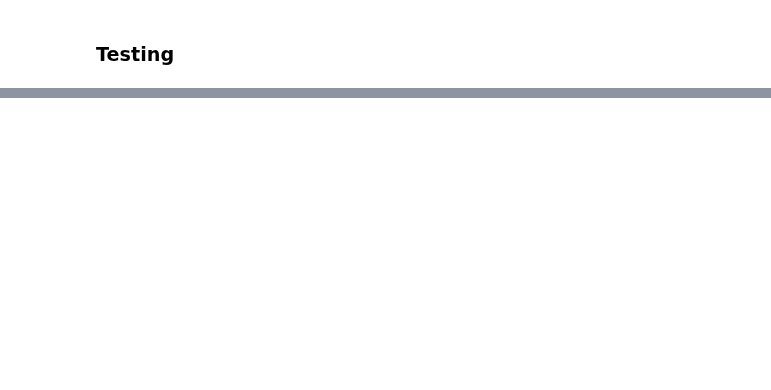
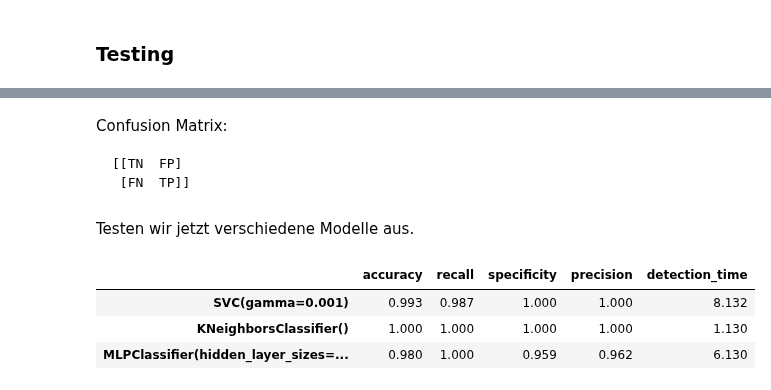
Before and after one commit to JulianBvW/BA-WDN-Leakage-Detection, a Jupyter notebook: LeakageDetection.ipynb, the cells around one changed output, grey strips where cells are left out. Drawn from its saved outputs; the diff is of its cells as text; code cells hidden in the pictures; blank space fills up the shorter version.

````diff
--- a/LeakageDetection.ipynb
+++ b/LeakageDetection.ipynb
@@ -543,0 +206,34 @@ Plan:
+# %% [markdown]
+Confusion Matrix:
+```
+[[TN  FP]
+ [FN  TP]]
+```
+# %% [markdown]
+Testen wir jetzt verschiedene Modelle aus.
+# %%
+from sklearn.svm import SVC
+from sklearn.neighbors import KNeighborsClassifier
+from sklearn.neural_network import MLPClassifier
+from utils.metrics import accuracy, recall, specificity, precision, detection_time
+from tqdm import tqdm
+
+metrics = [accuracy, recall, specificity, precision, detection_time]
+base_models = [SVC(gamma=0.001),
+               KNeighborsClassifier(n_neighbors=5),
+               MLPClassifier(hidden_layer_sizes=(18,10))]
+results = {}
+
+for base_model in tqdm(base_models):
+  model = ClassificationModel(base_model, medfilt_kernel_size=5)
+  y_pred = model.fit(X_train, y_train).predict(X_test)
+  results[base_model] = [round(metric(y_test, y_pred), 3) for metric in metrics]
+
+results = pd.DataFrame(results).T
+results.columns = 'accuracy', 'recall', 'specificity', 'precision', 'detection_time'
+results
+# %% [output]
+|  | accuracy | recall | specificity | precision | detection_time |
+| SVC(gamma=0.001) | 0.993 | 0.987 | 1.000 | 1.000 | 8.132 |
+| KNeighborsClassifier() | 1.000 | 1.000 | 1.000 | 1.000 | 1.130 |
+| MLPClassifier(hidden_layer_sizes=... | 0.980 | 1.000 | 0.959 | 0.962 | 6.130 |
````
Also changed, not shown: parts of 51 cells of this notebook.
